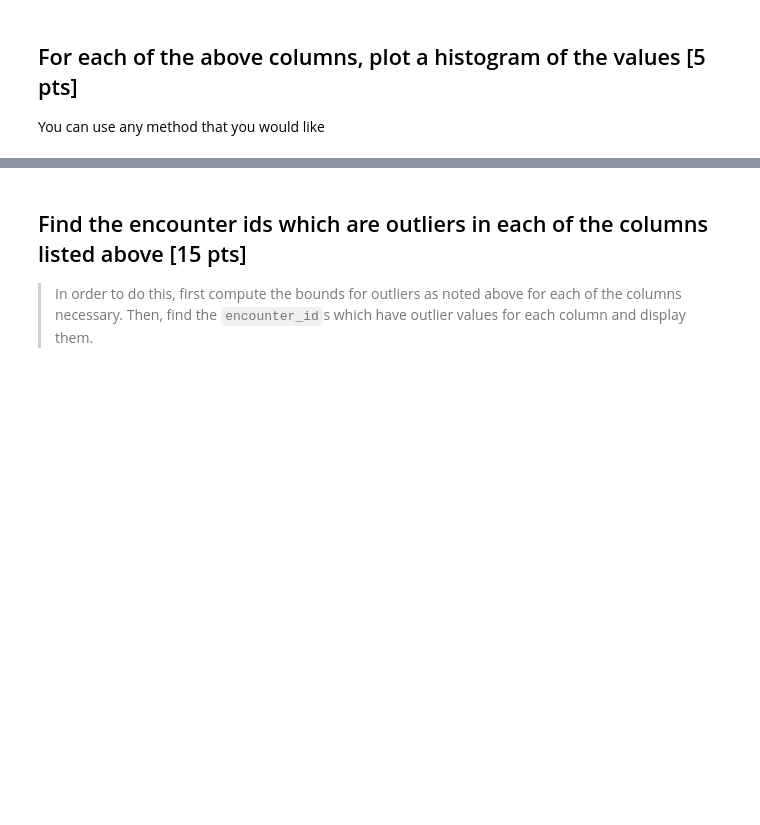
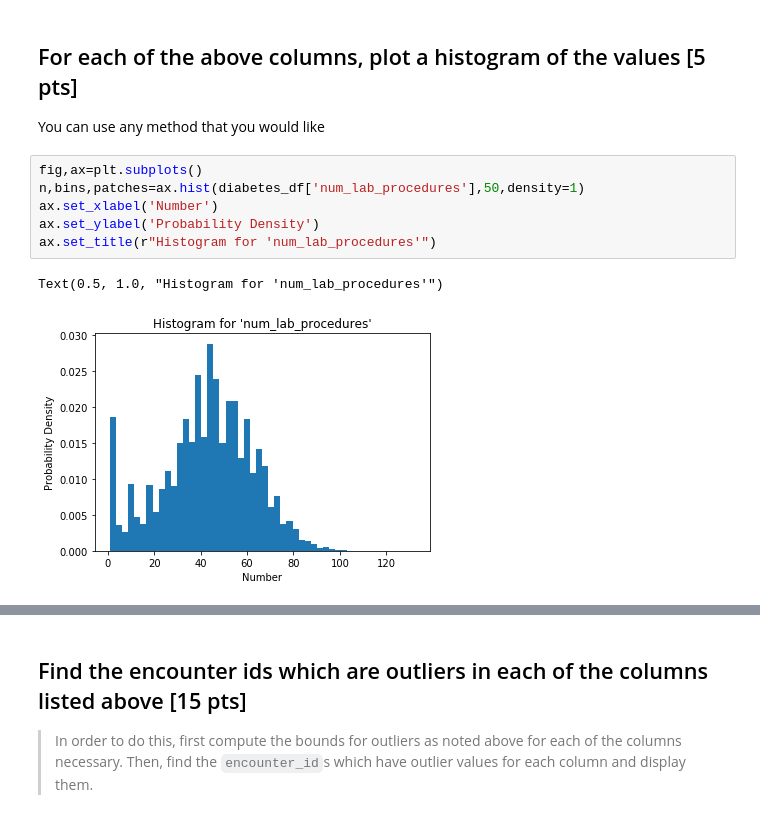
Before and after one commit to etl6/BME-HW-Data-Viz-and-Hypothesis-Testing, a Jupyter notebook: HW3 - EDA and Visualization.ipynb, the cells around one changed output, grey strips where cells are left out. Cells and saved outputs as stored; diff of their text form; blank space fills up the shorter version.

Commit message:
need to finish up fixing plot and then do hyptoth testing part

```diff
--- a/HW3 - EDA and Visualization.ipynb
+++ b/HW3 - EDA and Visualization.ipynb
@@ -36,3 +36,12 @@ The columns that you will be working with for the following exercise are as foll
 ## For each of the above columns, plot a histogram of the values [5 pts]
 
 You can use any method that you would like
+# %%
+fig,ax=plt.subplots()
+n,bins,patches=ax.hist(diabetes_df['num_lab_procedures'],50,density=1)
+ax.set_xlabel('Number')
+ax.set_ylabel('Probability Density')
+ax.set_title(r"Histogram for 'num_lab_procedures'")
+# %% [output]
+Text(0.5, 1.0, "Histogram for 'num_lab_procedures'")
+[figure, added]
```
Also changed, not shown: parts of 13 cells of this notebook, 2 other files.
